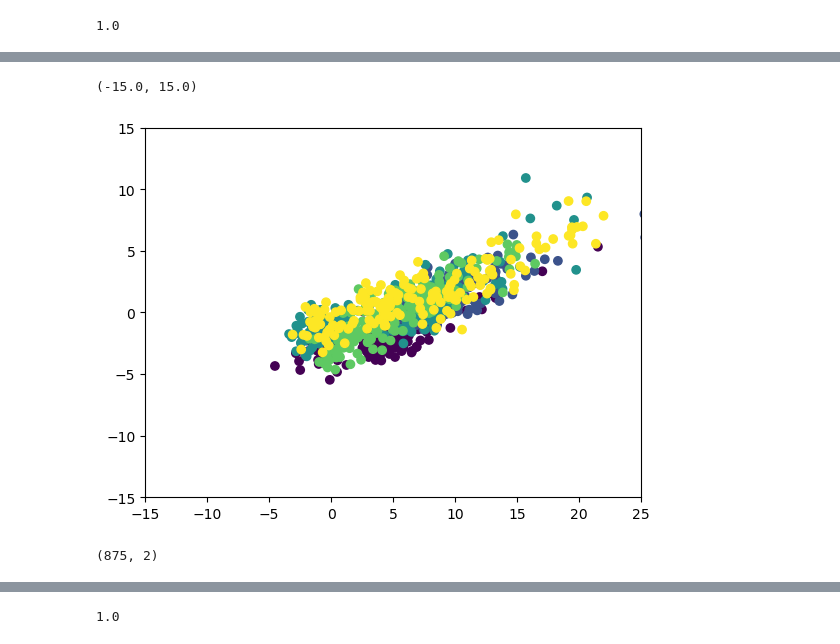
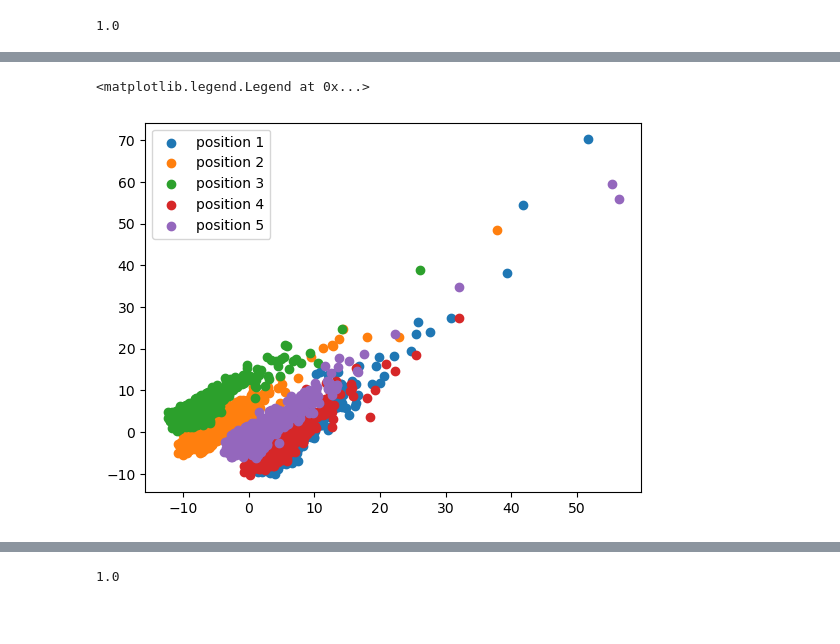
Before and after one commit to Tilman-Burghoff/acoustic-sensing, a Jupyter notebook: experiment1/data_exploration.ipynb, the cells around one changed output, grey strips where cells are left out. Saved outputs shown, nothing was run; the diff lists cells and outputs as text; code cells hidden in the pictures; blank space fills up the shorter version.

```diff
--- a/experiment1/data_exploration.ipynb
+++ b/experiment1/data_exploration.ipynb
@@ -97,12 +88,9 @@ plt.ylim(-15,15)
-# %%
-class_1_pca = analysis[y.ravel()==1]
-plt.scatter(class_1_pca[:,0], class_1_pca[:,1], c=np.arange(5).repeat(875/5))
-plt.xlim(-5,25)
-plt.ylim(-15,15)
-# %% [output]
-(-15.0, 15.0)
-[figure, removed]
-# %%
-class_1_pca.shape
-# %% [output]
-(875, 2)
+# %%
+avg_spectogram = np.zeros((5, X.shape[1]))
+for i in range(5):
+    position_indizes = get_indizes_of_position(i+1)
+    plt.scatter(analysis[position_indizes, 0], analysis[position_indizes, 1], label=f"position {i+1}")
+plt.legend()
+# %% [output]
+<matplotlib.legend.Legend at 0x...>
+[figure, added]
```
Also changed, not shown: parts of 25 cells of this notebook, 1 other file.
